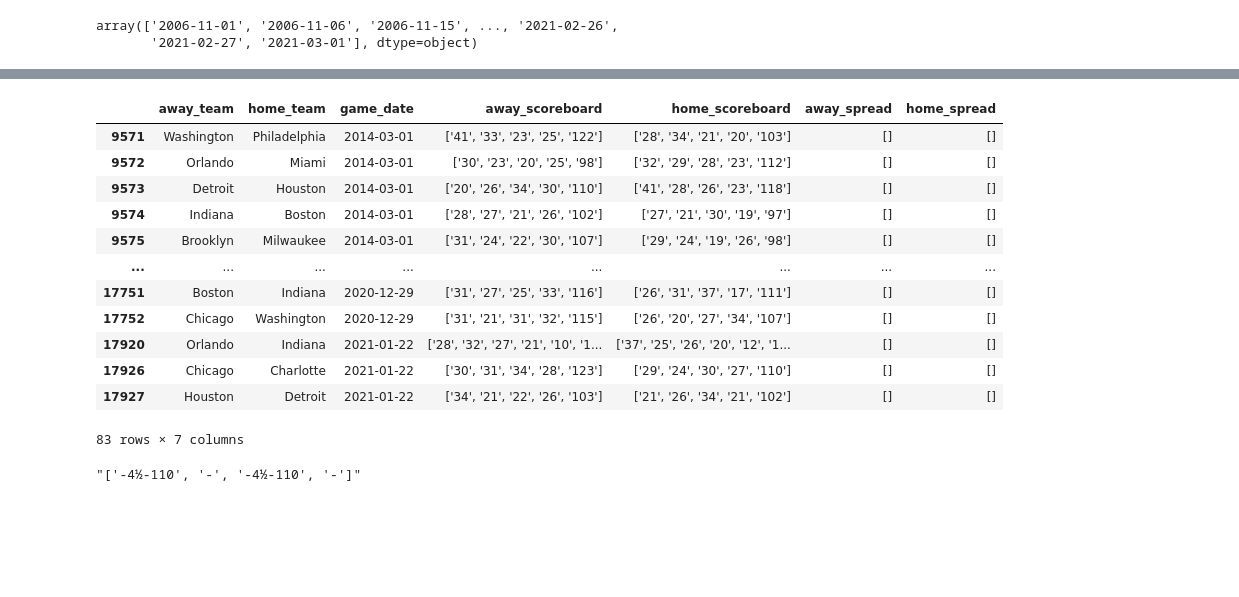
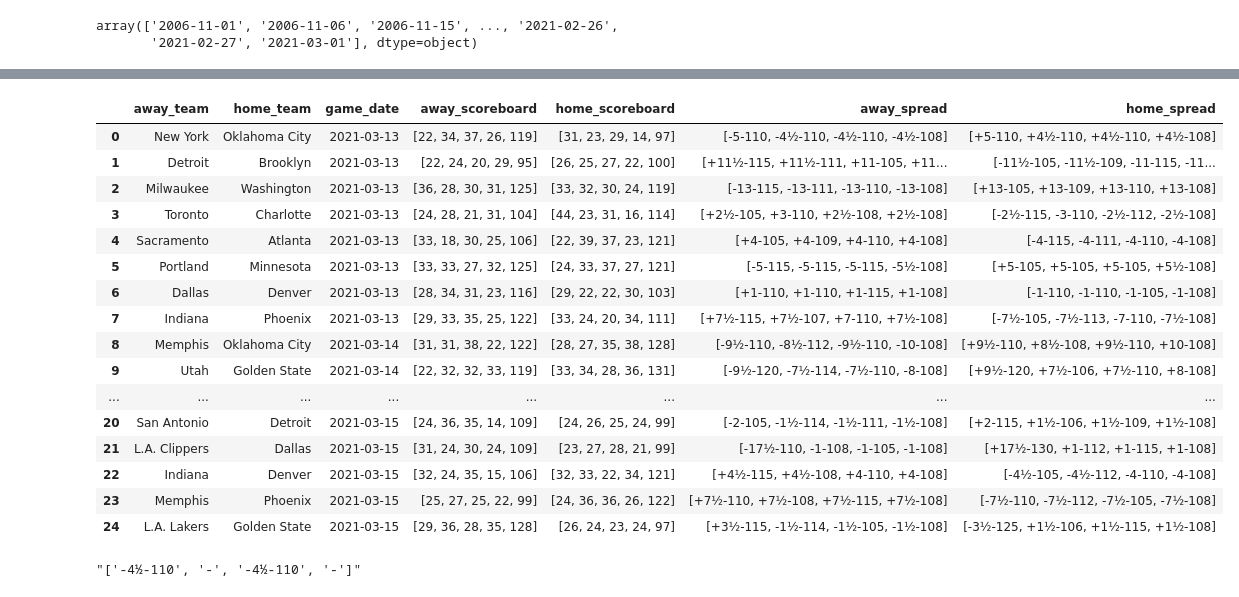
Before and after one commit to jnish23/NBA_Model, a Jupyter notebook: notebooks/ScrapingBettingLinesSelenium.ipynb, the cells around one changed output, grey strips where cells are left out. Drawn from its saved outputs; the diff is of its cells as text; code cells hidden in the pictures; blank space fills up the shorter version.

```diff
--- a/notebooks/ScrapingBettingLinesSelenium.ipynb
+++ b/notebooks/ScrapingBettingLinesSelenium.ipynb
@@ -635,17 +639,22 @@ spreads_to_add_df
-# %%
-current_spread_df = pd.read_csv('../data/all_spreads_sbr.csv')
-current_spread_df.loc[current_spread_df['away_spread'] == '[]']
-# %% [output]
-|  | away_team | home_team | game_date | away_scoreboard | home_scoreboard | away_spread | home_spread |
-| 9571 | Washington | Philadelphia | 2014-03-01 | ['41', '33', '23', '25', '122'] | ['28', '34', '21', '20', '103'] | [] | [] |
-| 9572 | Orlando | Miami | 2014-03-01 | ['30', '23', '20', '25', '98'] | ['32', '29', '28', '23', '112'] | [] | [] |
-| 9573 | Detroit | Houston | 2014-03-01 | ['20', '26', '34', '30', '110'] | ['41', '28', '26', '23', '118'] | [] | [] |
-| 9574 | Indiana | Boston | 2014-03-01 | ['28', '27', '21', '26', '102'] | ['27', '21', '30', '19', '97'] | [] | [] |
-| 9575 | Brooklyn | Milwaukee | 2014-03-01 | ['31', '24', '22', '30', '107'] | ['29', '24', '19', '26', '98'] | [] | [] |
-| ... | ... | ... | ... | ... | ... | ... | ... |
-| 17751 | Boston | Indiana | 2020-12-29 | ['31', '27', '25', '33', '116'] | ['26', '31', '37', '17', '111'] | [] | [] |
-| 17752 | Chicago | Washington | 2020-12-29 | ['31', '21', '31', '32', '115'] | ['26', '20', '27', '34', '107'] | [] | [] |
-| 17920 | Orlando | Indiana | 2021-01-22 | ['28', '32', '27', '21', '10', '1... | ['37', '25', '26', '20', '12', '1... | [] | [] |
-| 17926 | Chicago | Charlotte | 2021-01-22 | ['30', '31', '34', '28', '123'] | ['29', '24', '30', '27', '110'] | [] | [] |
-| 17927 | Houston | Detroit | 2021-01-22 | ['34', '21', '22', '26', '103'] | ['21', '26', '34', '21', '102'] | [] | [] |
-83 rows × 7 columns
+# %%
+spreads_to_add_df.rename(columns = {'away_spreads':'away_spread', 'home_spreads':'home_spread'}, inplace=True)
+
+spreads_to_add_df
+# %% [output]
+|  | away_team | home_team | game_date | away_scoreboard | home_scoreboard | away_spread | home_spread |
+| 0 | New York | Oklahoma City | 2021-03-13 | [22, 34, 37, 26, 119] | [31, 23, 29, 14, 97] | [-5-110, -4½-110, -4½-110, -4½-108] | [+5-110, +4½-110, +4½-110, +4½-108] |
+| 1 | Detroit | Brooklyn | 2021-03-13 | [22, 24, 20, 29, 95] | [26, 25, 27, 22, 100] | [+11½-115, +11½-111, +11-105, +11... | [-11½-105, -11½-109, -11-115, -11... |
+| 2 | Milwaukee | Washington | 2021-03-13 | [36, 28, 30, 31, 125] | [33, 32, 30, 24, 119] | [-13-115, -13-111, -13-110, -13-108] | [+13-105, +13-109, +13-110, +13-108] |
+| 3 | Toronto | Charlotte | 2021-03-13 | [24, 28, 21, 31, 104] | [44, 23, 31, 16, 114] | [+2½-105, +3-110, +2½-108, +2½-108] | [-2½-115, -3-110, -2½-112, -2½-108] |
+| 4 | Sacramento | Atlanta | 2021-03-13 | [33, 18, 30, 25, 106] | [22, 39, 37, 23, 121] | [+4-105, +4-109, +4-110, +4-108] | [-4-115, -4-111, -4-110, -4-108] |
+| 5 | Portland | Minnesota | 2021-03-13 | [33, 33, 27, 32, 125] | [24, 33, 37, 27, 121] | [-5-115, -5-115, -5-115, -5½-108] | [+5-105, +5-105, +5-105, +5½-108] |
+| 6 | Dallas | Denver | 2021-03-13 | [28, 34, 31, 23, 116] | [29, 22, 22, 30, 103] | [+1-110, +1-110, +1-115, +1-108] | [-1-110, -1-110, -1-105, -1-108] |
+| 7 | Indiana | Phoenix | 2021-03-13 | [29, 33, 35, 25, 122] | [33, 24, 20, 34, 111] | [+7½-115, +7½-107, +7-110, +7½-108] | [-7½-105, -7½-113, -7-110, -7½-108] |
+| 8 | Memphis | Oklahoma City | 2021-03-14 | [31, 31, 38, 22, 122] | [28, 27, 35, 38, 128] | [-9½-110, -8½-112, -9½-110, -10-108] | [+9½-110, +8½-108, +9½-110, +10-108] |
+| 9 | Utah | Golden State | 2021-03-14 | [22, 32, 32, 33, 119] | [33, 34, 28, 36, 131] | [-9½-120, -7½-114, -7½-110, -8-108] | [+9½-120, +7½-106, +7½-110, +8-108] |
+| ... | ... | ... | ... | ... | ... | ... | ... |
+| 20 | San Antonio | Detroit | 2021-03-15 | [24, 36, 35, 14, 109] | [24, 26, 25, 24, 99] | [-2-105, -1½-114, -1½-111, -1½-108] | [+2-115, +1½-106, +1½-109, +1½-108] |
+| 21 | L.A. Clippers | Dallas | 2021-03-15 | [31, 24, 30, 24, 109] | [23, 27, 28, 21, 99] | [-17½-110, -1-108, -1-105, -1-108] | [+17½-130, +1-112, +1-115, +1-108] |
+| 22 | Indiana | Denver | 2021-03-15 | [32, 24, 35, 15, 106] | [32, 33, 22, 34, 121] | [+4½-115, +4½-108, +4-110, +4-108] | [-4½-105, -4½-112, -4-110, -4-108] |
+| 23 | Memphis | Phoenix | 2021-03-15 | [25, 27, 25, 22, 99] | [24, 36, 36, 26, 122] | [+7½-110, +7½-108, +7½-115, +7½-108] | [-7½-110, -7½-112, -7½-105, -7½-108] |
+| 24 | L.A. Lakers | Golden State | 2021-03-15 | [29, 36, 28, 35, 128] | [26, 24, 23, 24, 97] | [+3½-115, -1½-114, -1½-105, -1½-108] | [-3½-125, +1½-106, +1½-115, +1½-108] |
```
Also changed, not shown: parts of 2 cells of this notebook, 33 other files.
